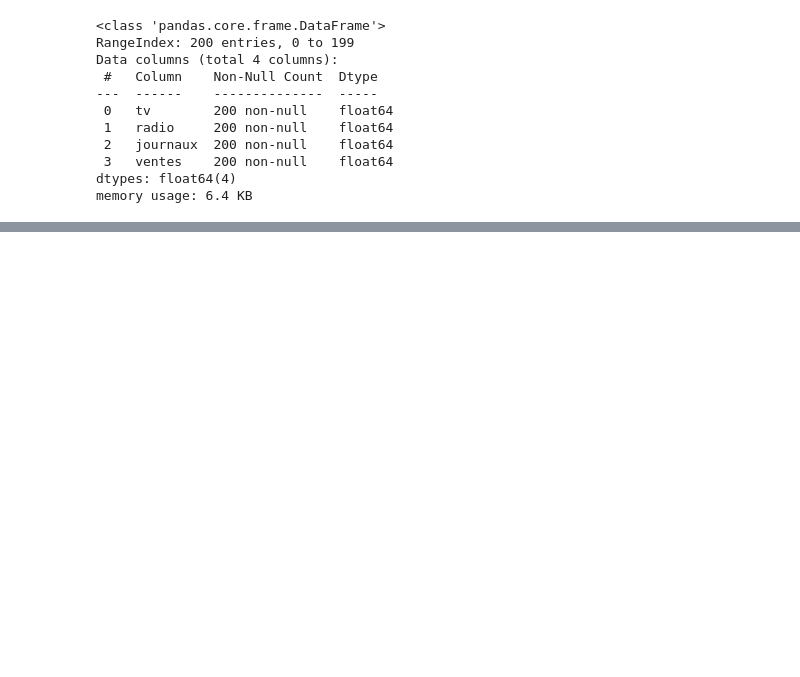
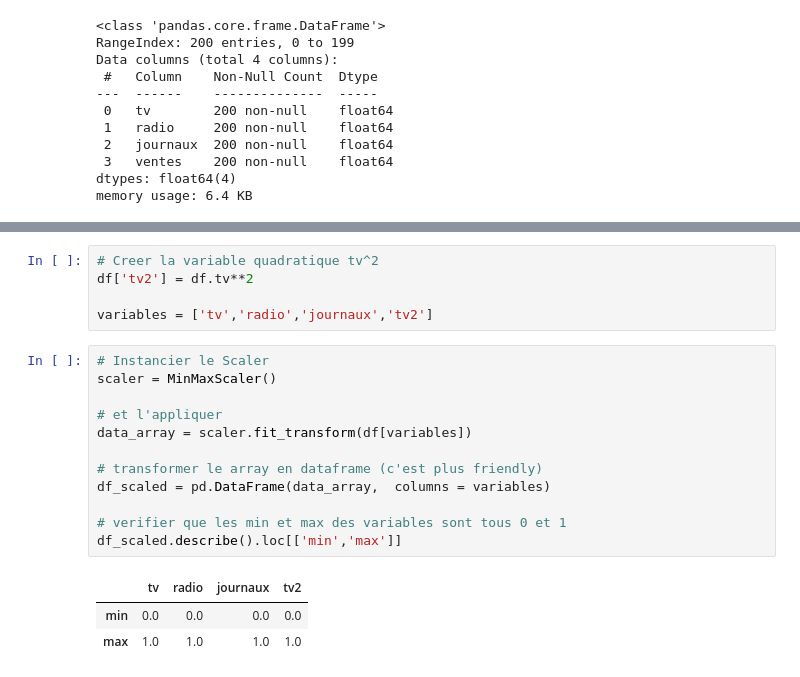
Before and after one commit to OpenClassrooms-Student-Center/8063076-Initiez-vous-au-Machine-Learning, a Jupyter notebook: notebooks/P2C2_principe_regression_lineaire.ipynb, the cells around one changed output, grey strips where cells are left out. Saved outputs shown, nothing was run; the diff lists cells and outputs as text; blank space fills up the shorter version.

```diff
--- a/notebooks/P2C2_principe_regression_lineaire.ipynb
+++ b/notebooks/P2C2_principe_regression_lineaire.ipynb
@@ -61,0 +152,21 @@ memory usage: 6.4 KB
+# %%
+# Creer la variable quadratique tv^2
+df['tv2'] = df.tv**2
+
+variables = ['tv','radio','journaux','tv2']
+# %%
+# Instancier le Scaler
+scaler = MinMaxScaler()
+
+# et l'appliquer
+data_array = scaler.fit_transform(df[variables])
+
+# transformer le array en dataframe (c'est plus friendly)
+df_scaled = pd.DataFrame(data_array,  columns = variables)
+
+# verifier que les min et max des variables sont tous 0 et 1
+df_scaled.describe().loc[['min','max']]
+# %% [output]
+|  | tv | radio | journaux | tv2 |
+| min | 0.0 | 0.0 | 0.0 | 0.0 |
+| max | 1.0 | 1.0 | 1.0 | 1.0 |
```
Also changed, not shown: parts of 26 cells of this notebook.
